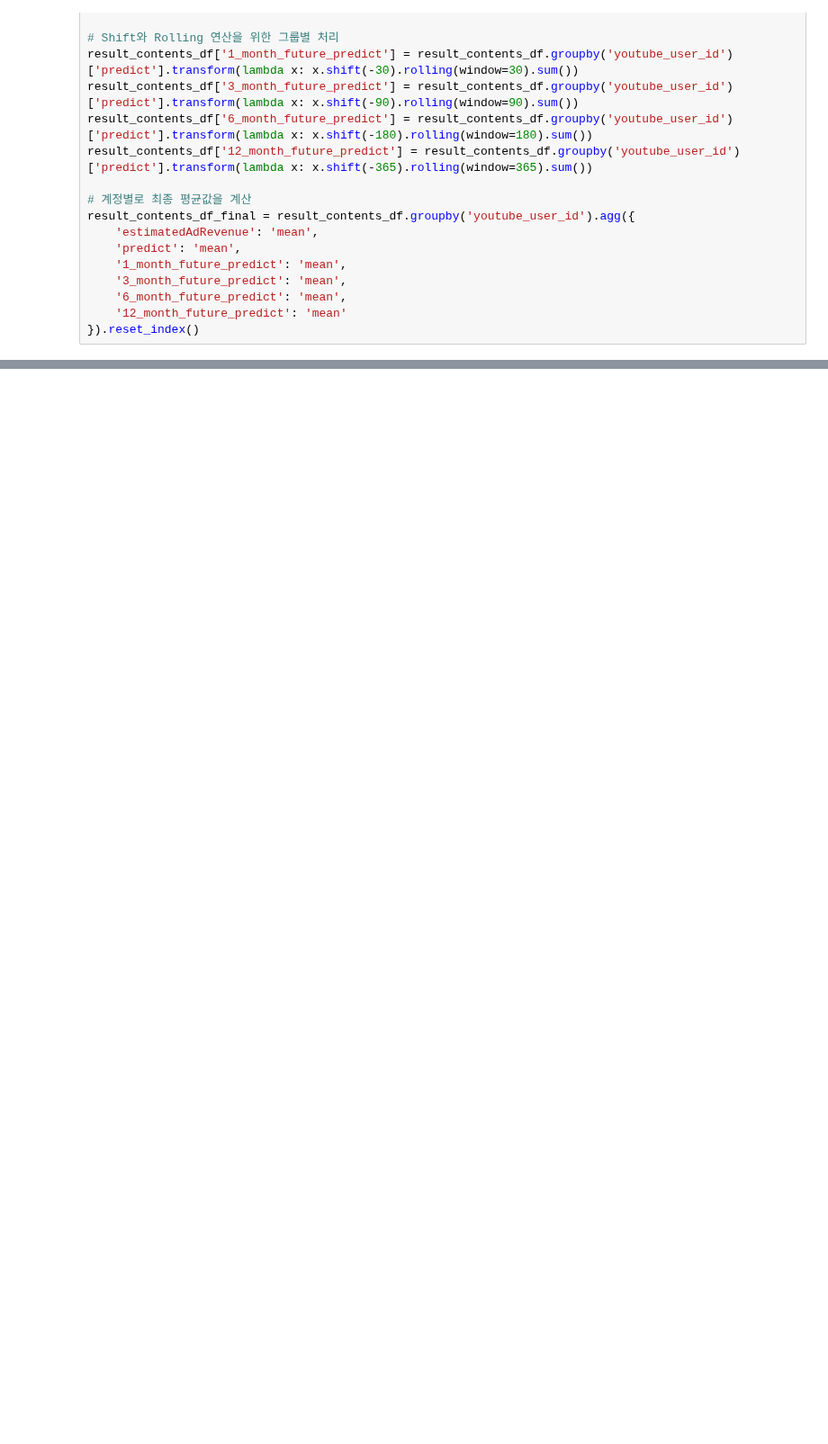
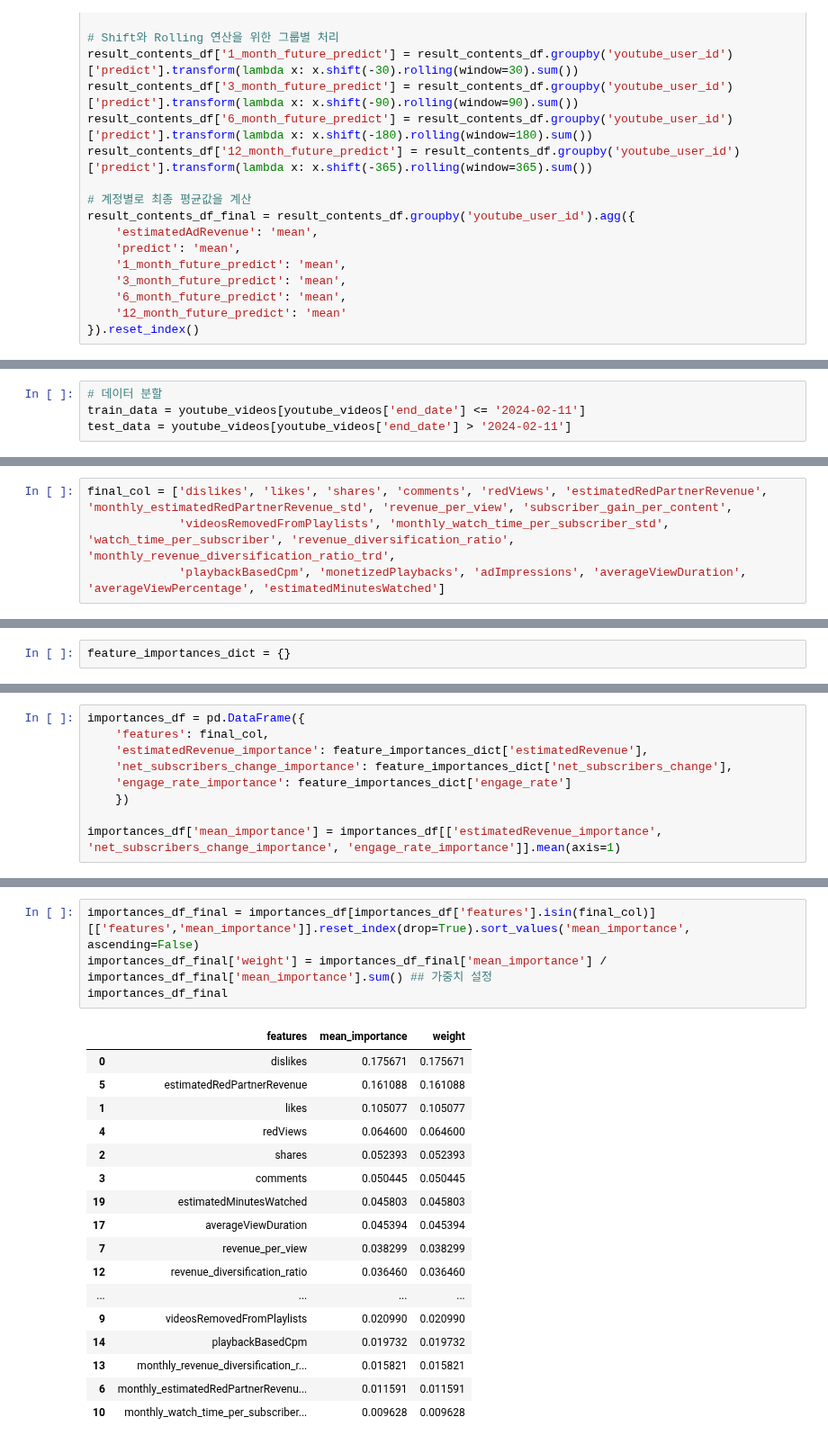
Before and after one commit to kkwann/awake, a Jupyter notebook: 6.Final_Report.ipynb, the cells around one changed output, grey strips where cells are left out. Shown at 90% size. Saved outputs shown, nothing was run; the diff lists cells and outputs as text; blank space fills up the shorter version.

```diff
--- a/6.Final_Report.ipynb
+++ b/6.Final_Report.ipynb
@@ -2434,0 +2604,4 @@ array(['오디디 코미디', '0', '황나겸', '다먹어라이언', '래아TV'
+# %%
+# 데이터 분할
+train_data = youtube_videos[youtube_videos['end_date'] <= '2024-02-11']
+test_data = youtube_videos[youtube_videos['end_date'] > '2024-02-11']
@@ -2434,0 +2617,4 @@ array(['오디디 코미디', '0', '황나겸', '다먹어라이언', '래아TV'
+# %%
+final_col = ['dislikes', 'likes', 'shares', 'comments', 'redViews', 'estimatedRedPartnerRevenue', 'monthly_estimatedRedPartnerRevenue_std', 'revenue_per_view', 'subscriber_gain_per_content',
+             'videosRemovedFromPlaylists', 'monthly_watch_time_per_subscriber_std', 'watch_time_per_subscriber', 'revenue_diversification_ratio', 'monthly_revenue_diversification_ratio_trd',
+             'playbackBasedCpm', 'monetizedPlaybacks', 'adImpressions', 'averageViewDuration', 'averageViewPercentage', 'estimatedMinutesWatched']
@@ -2434,0 +2623,2 @@ array(['오디디 코미디', '0', '황나겸', '다먹어라이언', '래아TV'
+# %%
+feature_importances_dict = {}
@@ -2434,0 +2688,9 @@ array(['오디디 코미디', '0', '황나겸', '다먹어라이언', '래아TV'
+# %%
+importances_df = pd.DataFrame({
+    'features': final_col,
+    'estimatedRevenue_importance': feature_importances_dict['estimatedRevenue'],
+    'net_subscribers_change_importance': feature_importances_dict['net_subscribers_change'],
+    'engage_rate_importance': feature_importances_dict['engage_rate']
+    })
+
+importances_df['mean_importance'] = importances_df[['estimatedRevenue_importance', 'net_subscribers_change_importance', 'engage_rate_importance']].mean(axis=1)
@@ -2434,0 +2743,22 @@ array(['오디디 코미디', '0', '황나겸', '다먹어라이언', '래아TV'
+# %%
+importances_df_final = importances_df[importances_df['features'].isin(final_col)][['features','mean_importance']].reset_index(drop=True).sort_values('mean_importance', ascending=False)
+importances_df_final['weight'] = importances_df_final['mean_importance'] / importances_df_final['mean_importance'].sum() ## 가중치 설정
+importances_df_final
+# %% [output]
+|  | features | mean_importance | weight |
+| 0 | dislikes | 0.175671 | 0.175671 |
+| 5 | estimatedRedPartnerRevenue | 0.161088 | 0.161088 |
+| 1 | likes | 0.105077 | 0.105077 |
+| 4 | redViews | 0.064600 | 0.064600 |
+| 2 | shares | 0.052393 | 0.052393 |
+| 3 | comments | 0.050445 | 0.050445 |
+| 19 | estimatedMinutesWatched | 0.045803 | 0.045803 |
+| 17 | averageViewDuration | 0.045394 | 0.045394 |
+| 7 | revenue_per_view | 0.038299 | 0.038299 |
+| 12 | revenue_diversification_ratio | 0.036460 | 0.036460 |
+| ... | ... | ... | ... |
+| 9 | videosRemovedFromPlaylists | 0.020990 | 0.020990 |
+| 14 | playbackBasedCpm | 0.019732 | 0.019732 |
+| 13 | monthly_revenue_diversification_r... | 0.015821 | 0.015821 |
+| 6 | monthly_estimatedRedPartnerRevenu... | 0.011591 | 0.011591 |
+| 10 | monthly_watch_time_per_subscriber... | 0.009628 | 0.009628 |
```
Also changed, not shown: parts of 114 cells of this notebook, 1 other file.
